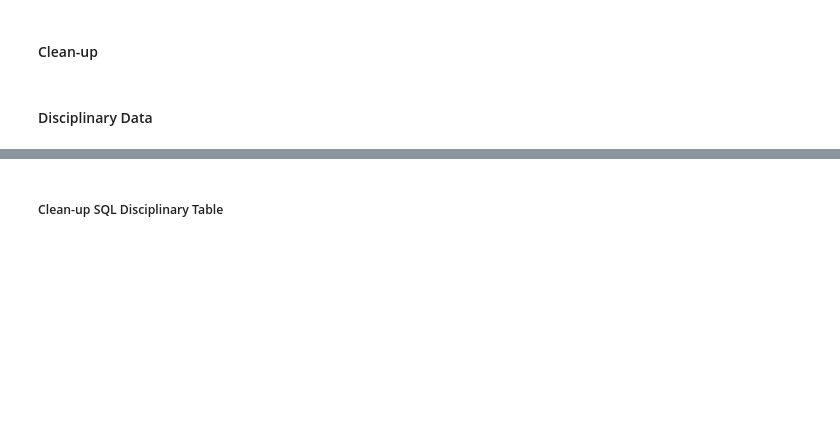
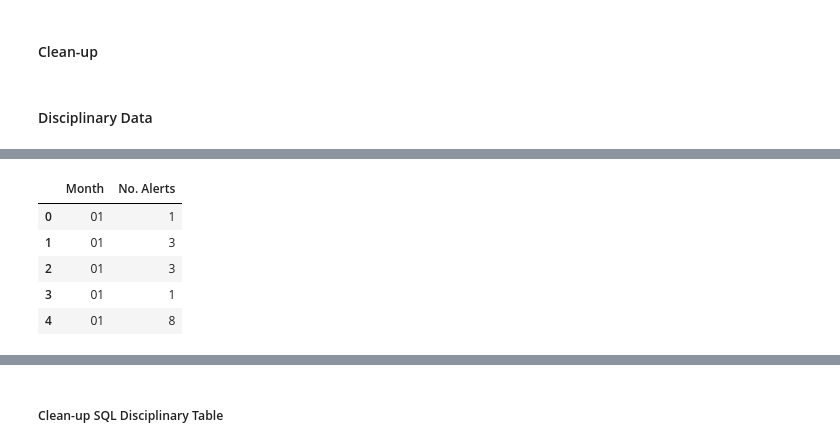
Before and after one commit to lleiva25/California-Medical-Board-2022, a Jupyter notebook: CA Medical Board.ipynb, the cells around one changed output, grey strips where cells are left out. Drawn from its saved outputs; the diff is of its cells as text; code cells hidden in the pictures; blank space fills up the shorter version.

```diff
--- a/CA Medical Board.ipynb
+++ b/CA Medical Board.ipynb
@@ -148,0 +179,26 @@ disciplinary_df
+# %%
+disciplinary_month_df = disciplinary_df.groupby(['DATE\nOF ACTION']).count()
+
+disciplinary_month_df = disciplinary_month_df.reset_index()
+
+del disciplinary_month_df['City']
+
+disciplinary_month_df = disciplinary_month_df.rename(columns={
+    'Conviction':'No. Alerts'
+})
+
+disciplinary_month_df['Month'] = disciplinary_month_df['DATE\nOF ACTION'].dt.strftime('%m')
+
+disciplinary_month_df = disciplinary_month_df[[
+    'Month',
+    'No. Alerts'
+    ]]
+
+disciplinary_month_df.head()
+# %% [output]
+|  | Month | No. Alerts |
+| 0 | 01 | 1 |
+| 1 | 01 | 3 |
+| 2 | 01 | 3 |
+| 3 | 01 | 1 |
+| 4 | 01 | 8 |
```
Also changed, not shown: parts of 10 cells of this notebook, 4 other files.
